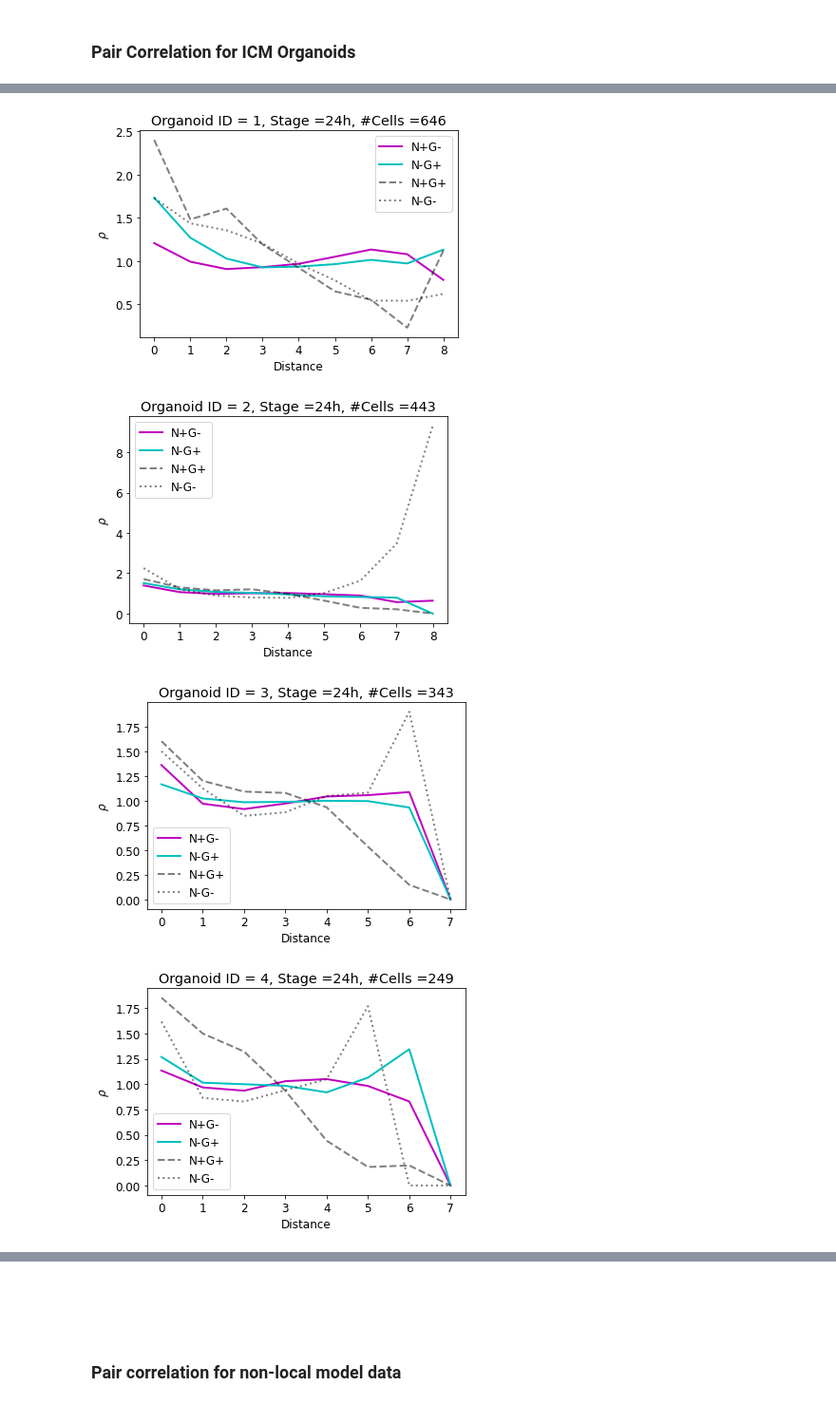
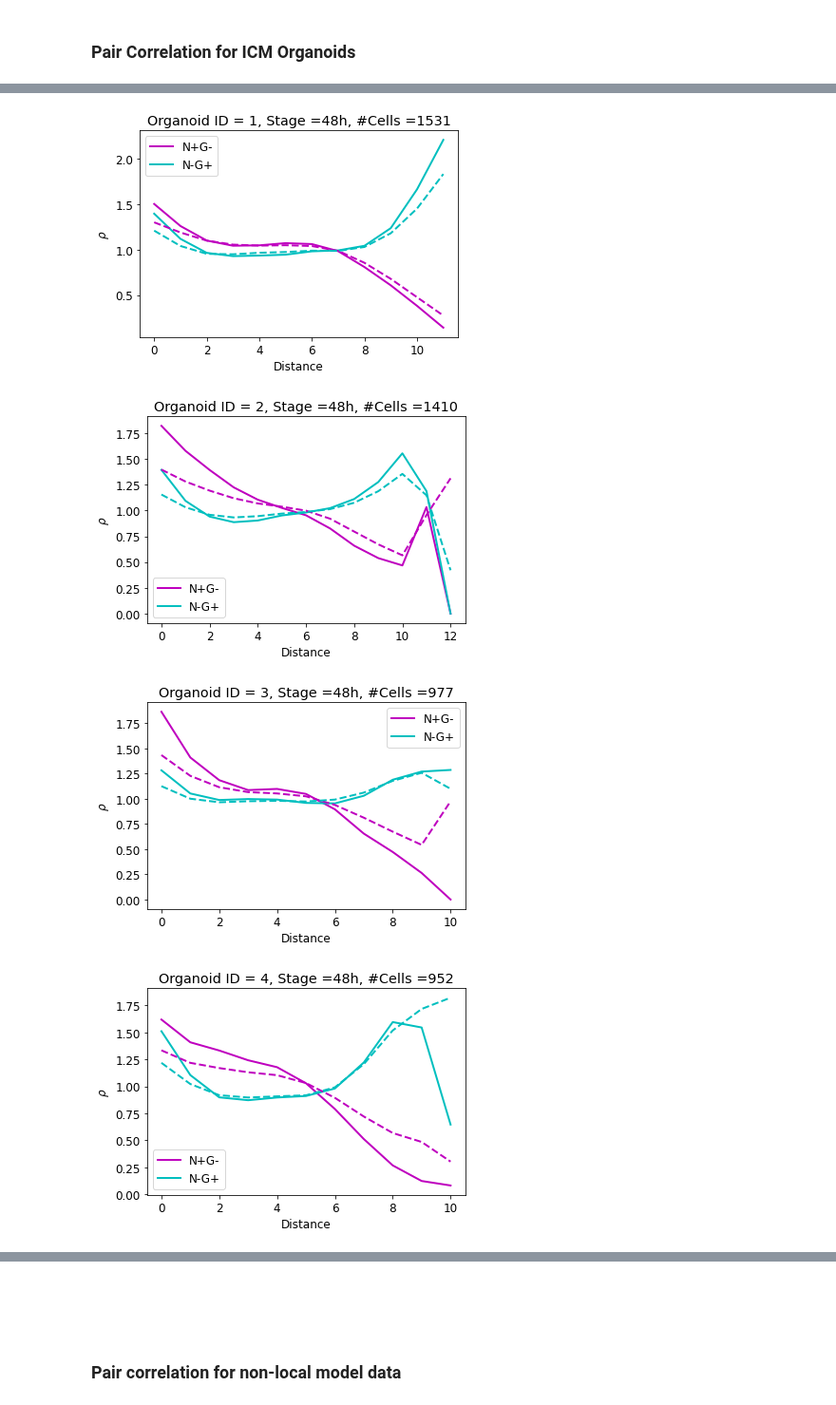
Before and after one commit to SchardtS/Cell-Differentiation, a Jupyter notebook: Data Production.ipynb, the cells around one changed output, grey strips where cells are left out. Shown at 95% size. Saved outputs shown, nothing was run; the diff lists cells and outputs as text; code cells hidden in the pictures.

```diff
--- a/Data Production.ipynb
+++ b/Data Production.ipynb
@@ -57,8 +57,43 @@ def paircorrelation(Population, Type, GraphDist):
     return P
 
 
+def correlation_correction(Population, Type, GraphDist):
+    x = np.zeros(len(Population))
+    y = np.zeros(len(Population))
+    x[(Population == Type)] = 1
+    y[(Population == 'N+G+') | (Population == 'N-G-')] = 1
+    maxdist = int(np.max(GraphDist))
+    ind = np.where(x==1)[0]
+    cor_ind = np.where(y==1)[0]
+    if ind.size == 0:
+        P = np.empty(maxdist)
+        for i in range(1,maxdist+1):
+            P[i-1] = 0
+
+    else:
+        equals = GraphDist[ind].T[ind].T
+        mixed = GraphDist[cor_ind].T[ind].T
+        none =  GraphDist[cor_ind].T[cor_ind].T
+
+        rho_equals = sum(x)*(sum(x)-1)/len(x)/(len(x)-1)
+        rho_mixed = sum(x)*sum(y)/len(x)/(len(x)-1)
+        rho_none = sum(y)*(sum(y)-1)/len(x)/(len(x)-1)
+
+        rho_total = (sum(x) + sum(y)/2)*(sum(x)-1 + sum(y)/2)/len(x)/(len(x)-1)
+
+        P = np.empty(maxdist)
+        for i in range(1,maxdist+1):
+            P[i-1] = (len(equals[equals==i])/len(GraphDist[GraphDist==i])/rho_total \
+                   + len(mixed[mixed==i])/len(GraphDist[GraphDist==i])/rho_total \
+                   + 0.25*len(none[none==i])/len(GraphDist[GraphDist==i])/rho_total)
+
+    return P
+
+
 N = []
 G = []
+N_cor = []
+G_cor = []
 DN = []
 DP = []
 nofCells = []
@@ -91,8 +126,11 @@ for K in range(max(C['OrganoidID'])):
     nofDP = len(Population[Population == 'N+G+'])
     nofDN = len(Population[Population == 'N-G-'])
 
-    if nofDN/len(x) + nofDP/len(x) > 0.3 or stage[0]=='48h' or nofN/nofG > 2 or nofG/nofN > 2:
+    #if nofDN/len(x) + nofDP/len(x) > 0.25 or stage[0]=='24h' or nofN/nofG > 2 or nofG/nofN > 2:
     #if stage[0]=='24h':
+    if (nofDN/len(x) + nofDP/len(x) > 0.30 or nofDN/len(x) + nofDP/len(x) < 0.20 or stage[0]=='24h' or
+        nofN/len(x) < 0.248 or nofN/len(x) > 0.448 or
+        nofG/len(x) < 0.307 or nofG/len(x) > 0.507):
         continue
 
     #N_mean += nofN/len(x)
@@ -116,6 +154,8 @@ for K in range(max(C['OrganoidID'])):
     #Population[Nanog <= Gata6] = 'N-G+'
     N.append(paircorrelation(Population, 'N+G-', GraphDist))
     G.append(paircorrelation(Population, 'N-G+', GraphDist))
+    N_cor.append(correlation_correction(Population, 'N+G-', GraphDist))
+    G_cor.append(correlation_correction(Population, 'N-G+', GraphDist))
     DN.append(paircorrelation(Population, 'N-G-', GraphDist))
     DP.append(paircorrelation(Population, 'N+G+',GraphDist))
     Stage.append(stage[0])
@@ -132,18 +171,20 @@ Finished!
 # %%
 for i in range(len(N)):
     plt.figure()
     plt.rc('font', size=12)
     plt.plot(N[i], 'm', lw=2, label = 'N+G-')
     plt.plot(G[i], 'c', lw=2, label = 'N-G+')
+    plt.plot(N_cor[i], 'm--', lw=2)
+    plt.plot(G_cor[i], 'c--', lw=2)
     #plt.plot(DP[i], 'k--', alpha = 0.5, lw=2, label = 'N+G+')
     #plt.plot(DN[i], 'k', ls='dotted', alpha = 0.5, lw=2, label = 'N-G-')
     plt.title('Organoid ID = '+str(i+1)+ ', Stage ='+str(Stage[i])+', #Cells ='+str(nofCells[i]))
     plt.xlabel('Distance')
     plt.ylabel('$\\rho$')
     plt.legend()
     #plt.savefig('Results/Pair Correlations (without DN DP)/ID='+str(i+1)+'.png')
 # %% [output]
-[figure, old version]
+[figure, new version]
-[figure, old version]
+[figure, new version]
-[figure, old version]
+[figure, new version]
-[figure, old version]
+[figure, new version]
```
Also changed, not shown: parts of 10 cells of this notebook, 1 other file.
